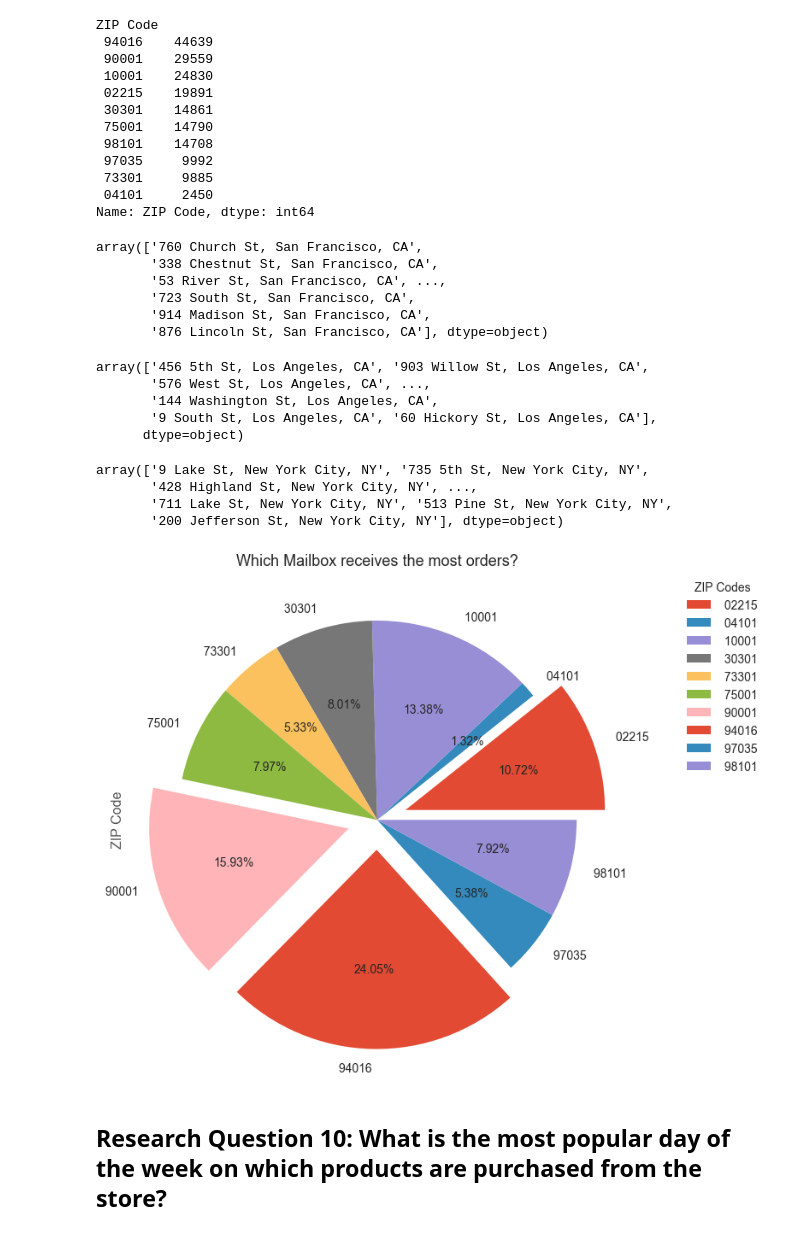
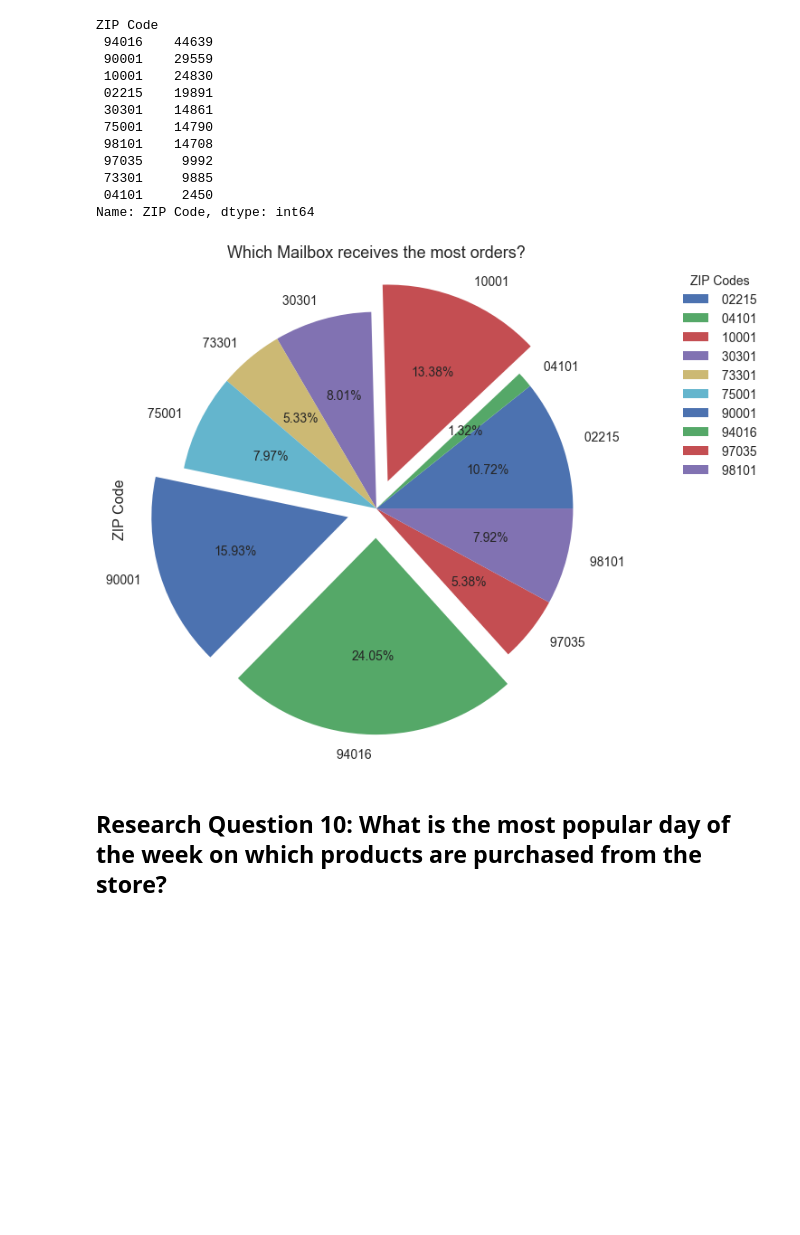
Before and after one commit to trezeguet74/online_store_EDA, a Jupyter notebook: online_store_eda.ipynb, the cells around one changed output. Cells and saved outputs as stored; diff of their text form; code cells hidden in the pictures; blank space fills up the shorter version.

```diff
--- a/online_store_eda.ipynb
+++ b/online_store_eda.ipynb
@@ -507,6 +515,7 @@ df_clean.describe()
 # %% [markdown]
 ## **Setting some parameters for a better data visualization**
 # %%
+plt.style.use(['seaborn'])
 SMALL_SIZE = 14
 MEDIUM_SIZE = 16
 BIGGER_SIZE = 18
@@ -516,7 +525,7 @@ plt.rc('axes', labelsize=MEDIUM_SIZE)    # fontsize of the x and y labels
 plt.rc('xtick', labelsize=SMALL_SIZE)    # fontsize of the tick labels
 plt.rc('ytick', labelsize=SMALL_SIZE)    # fontsize of the tick labels
 plt.rc('legend', fontsize=SMALL_SIZE)    # legend fontsize
-plt.rc('figure', titlesize=BIGGER_SIZE,figsize=(15,7.5))  # fontsize of the figure title and figure size
+plt.rc('figure', titlesize=BIGGER_SIZE,figsize=(15,10))  # fontsize of the figure title and figure size
 # %% [markdown]
 ## **Research Question 0: How many orders are made in 2019?**
 # %%
@@ -713,37 +749,13 @@ ZIP Code
  73301     9885
  04101     2450
 Name: ZIP Code, dtype: int64
-# %%
-df_clean.loc[df_clean['ZIP Code']==' 94016']['Purchase Address'].unique()
-# %% [output]
-array(['760 Church St, San Francisco, CA',
-       '338 Chestnut St, San Francisco, CA',
-       '53 River St, San Francisco, CA', ...,
-       '723 South St, San Francisco, CA',
-       '914 Madison St, San Francisco, CA',
-       '876 Lincoln St, San Francisco, CA'], dtype=object)
-# %%
-df_clean.loc[df_clean['ZIP Code']==' 90001']['Purchase Address'].unique()
-# %% [output]
-array(['456 5th St, Los Angeles, CA', '903 Willow St, Los Angeles, CA',
-       '576 West St, Los Angeles, CA', ...,
-       '144 Washington St, Los Angeles, CA',
-       '9 South St, Los Angeles, CA', '60 Hickory St, Los Angeles, CA'],
-      dtype=object)
-# %%
-df_clean.loc[df_clean['ZIP Code']==' 10001']['Purchase Address'].unique()
-# %% [output]
-array(['9 Lake St, New York City, NY', '735 5th St, New York City, NY',
-       '428 Highland St, New York City, NY', ...,
-       '711 Lake St, New York City, NY', '513 Pine St, New York City, NY',
-       '200 Jefferson St, New York City, NY'], dtype=object)
 # %%
-df_clean.groupby(['ZIP Code'])['ZIP Code'].count().plot(kind='pie',shadow=False,autopct='%.2f%%',explode = [0.15,0,0,0,0,0,0.15,0.15,0,0],figsize=(15,10))
+df_clean.groupby(['ZIP Code'])['ZIP Code'].count().plot(kind='pie',shadow=False,autopct='%.2f%%',explode = [0,0,0.15,0,0,0,0.15,0.15,0,0],figsize=(15,10))
 plt.title('Which Mailbox receives the most orders?')
 plt.legend(title='ZIP Codes', bbox_to_anchor=(1.1, 1), loc='upper left')
 plt.show()
 # %% [output]
-[figure, old version]
+[figure, new version]
 # %% [markdown]
 ## **Research Question 10: What is the most popular day of the week on which products are purchased from the store?**
 # %%
```
Also changed, not shown: parts of 22 cells of this notebook.
